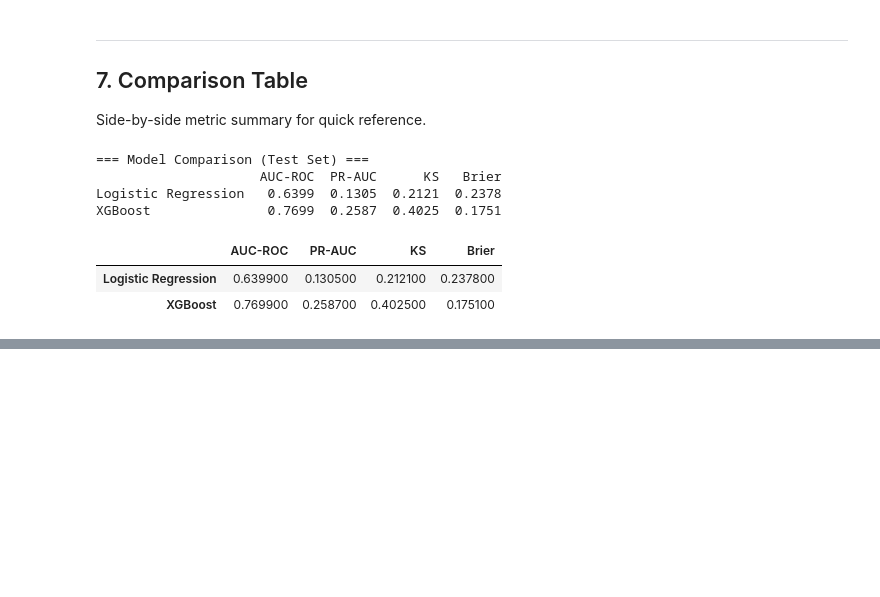
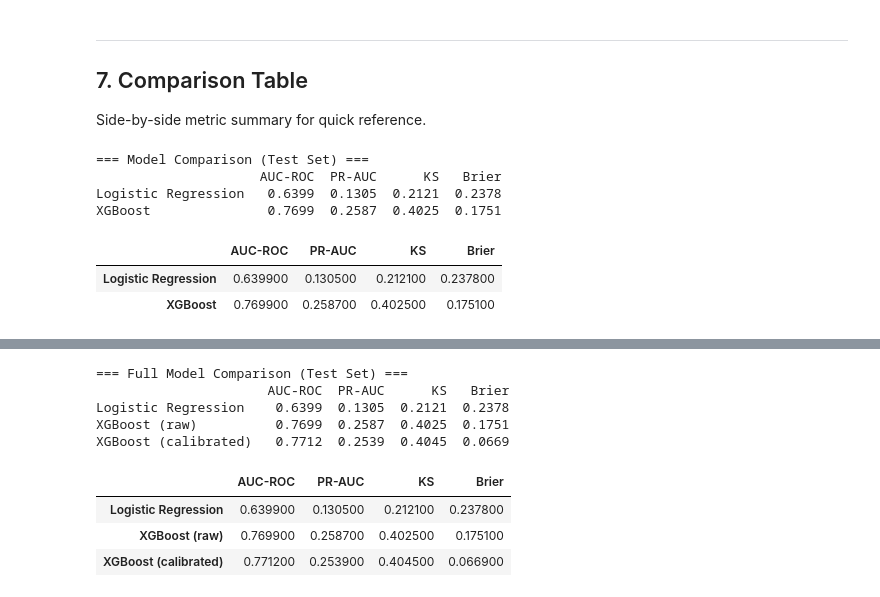
Before and after one commit to enkhmendeee/credit-risk-decision-engine, a Jupyter notebook: notebooks/03_modeling.ipynb, the cells around one changed output, grey strips where cells are left out. Cells and saved outputs as stored; diff of their text form; code cells hidden in the pictures; blank space fills up the shorter version.

```diff
--- a/notebooks/03_modeling.ipynb
+++ b/notebooks/03_modeling.ipynb
@@ -256,0 +344,13 @@ XGBoost               0.7699  0.2587  0.4025  0.1751
+# %%
+# --- Metrics for calibrated model ---
+cal_metrics, _ = evaluate('XGBoost (calibrated)', xgb_cal, X_test, y_test)
+
+# Brier skill score
+from sklearn.metrics import brier_score_loss
+base_rate   = y_test.mean()
+brier_base  = base_rate * (1 - base_rate)
+
+for label, prob in [('Raw XGBoost', xgb_prob), ('Calibrated XGBoost', y_prob_cal)]:
+    brier = brier_score_loss(y_test, prob)
+    skill = 1 - brier / brier_base
+    print(f'{label:<30}  Brier={brier:.4f}  Skill={skill:.4f}')
@@ -256,0 +381,25 @@ XGBoost               0.7699  0.2587  0.4025  0.1751
+# %%
+full_comparison = pd.DataFrame({
+    'Logistic Regression'  : lr_metrics,
+    'XGBoost (raw)'        : xgb_metrics,
+    'XGBoost (calibrated)' : cal_metrics,
+}).T
+
+print('\n=== Full Model Comparison (Test Set) ===')
+print(full_comparison.to_string())
+
+full_comparison.style.highlight_max(
+    subset=['AUC-ROC', 'PR-AUC', 'KS'], color='lightgreen'
+).highlight_min(
+    subset=['Brier'], color='lightgreen'
+)
+# %% [output]
+=== Full Model Comparison (Test Set) ===
+                      AUC-ROC  PR-AUC      KS   Brier
+Logistic Regression    0.6399  0.1305  0.2121  0.2378
+XGBoost (raw)          0.7699  0.2587  0.4025  0.1751
+XGBoost (calibrated)   0.7712  0.2539  0.4045  0.0669
+|  | AUC-ROC | PR-AUC | KS | Brier |
+| Logistic Regression | 0.639900 | 0.130500 | 0.212100 | 0.237800 |
+| XGBoost (raw) | 0.769900 | 0.258700 | 0.402500 | 0.175100 |
+| XGBoost (calibrated) | 0.771200 | 0.253900 | 0.404500 | 0.066900 |
```
Also changed, not shown: parts of 10 cells of this notebook.
